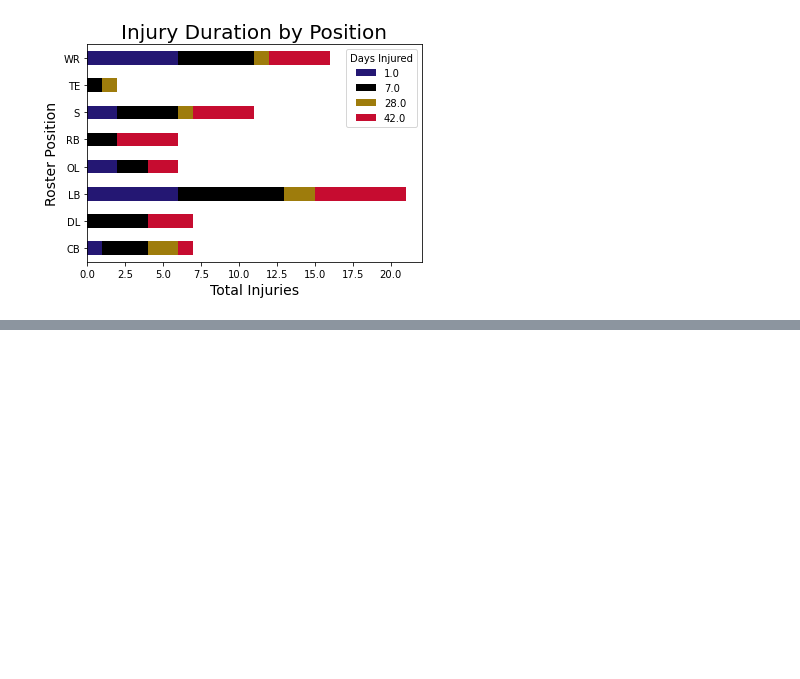
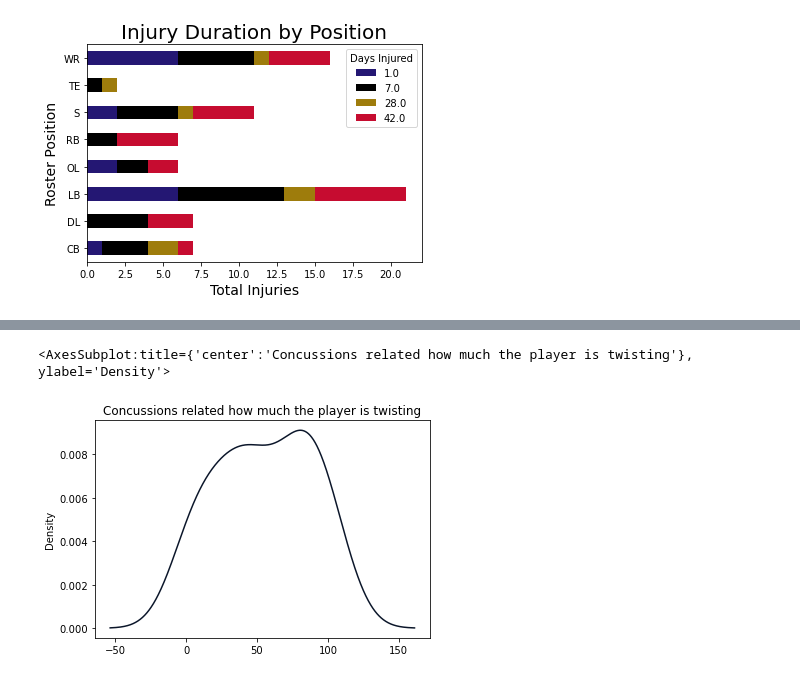
Before and after one commit to FreshOats/NFL_Injury_Analytics, a Jupyter notebook: Post_Analysis/Post_Analysis_Visualizations.ipynb, the cells around one changed output, grey strips where cells are left out. Drawn from its saved outputs; the diff is of its cells as text; code cells hidden in the pictures; blank space fills up the shorter version.

```diff
--- a/Post_Analysis/Post_Analysis_Visualizations.ipynb
+++ b/Post_Analysis/Post_Analysis_Visualizations.ipynb
@@ -173,0 +256,6 @@ plt.show()
+# %%
+end_plays.Twist.plot.density(
+    title='Concussions related how much the player is twisting')
+# %% [output]
+<AxesSubplot:title={'center':'Concussions related how much the player is twisting'}, ylabel='Density'>
+[figure, added]
```
Also changed, not shown: parts of 15 cells of this notebook, 18 other files.
